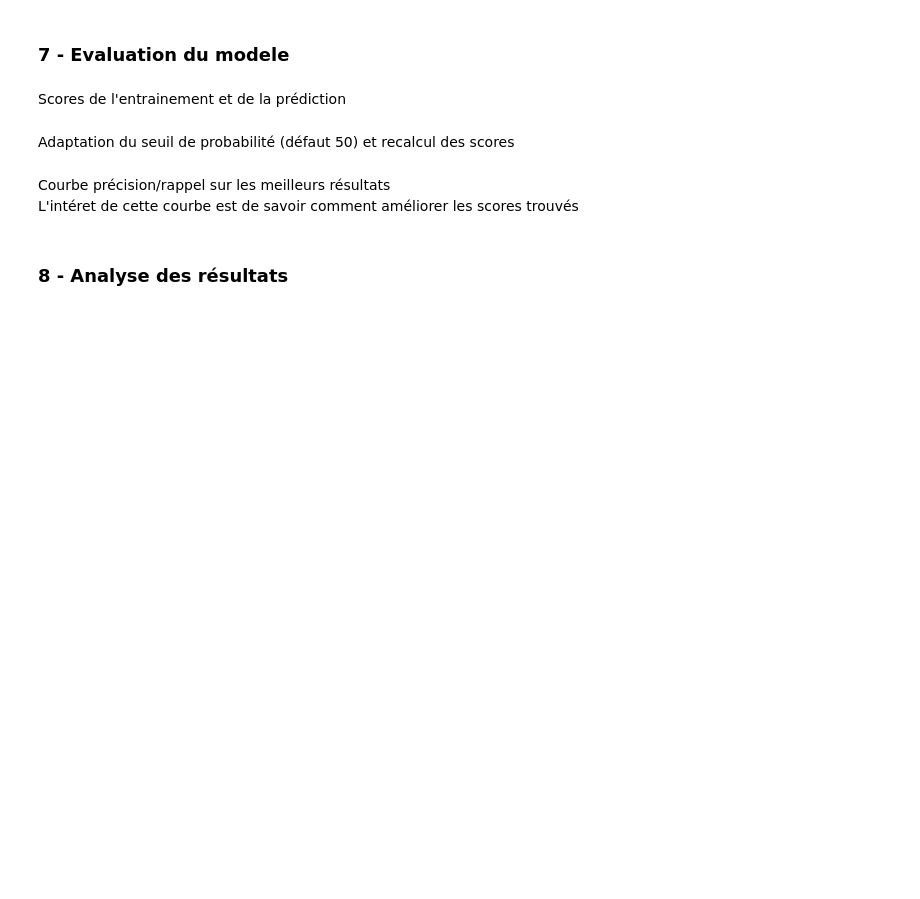
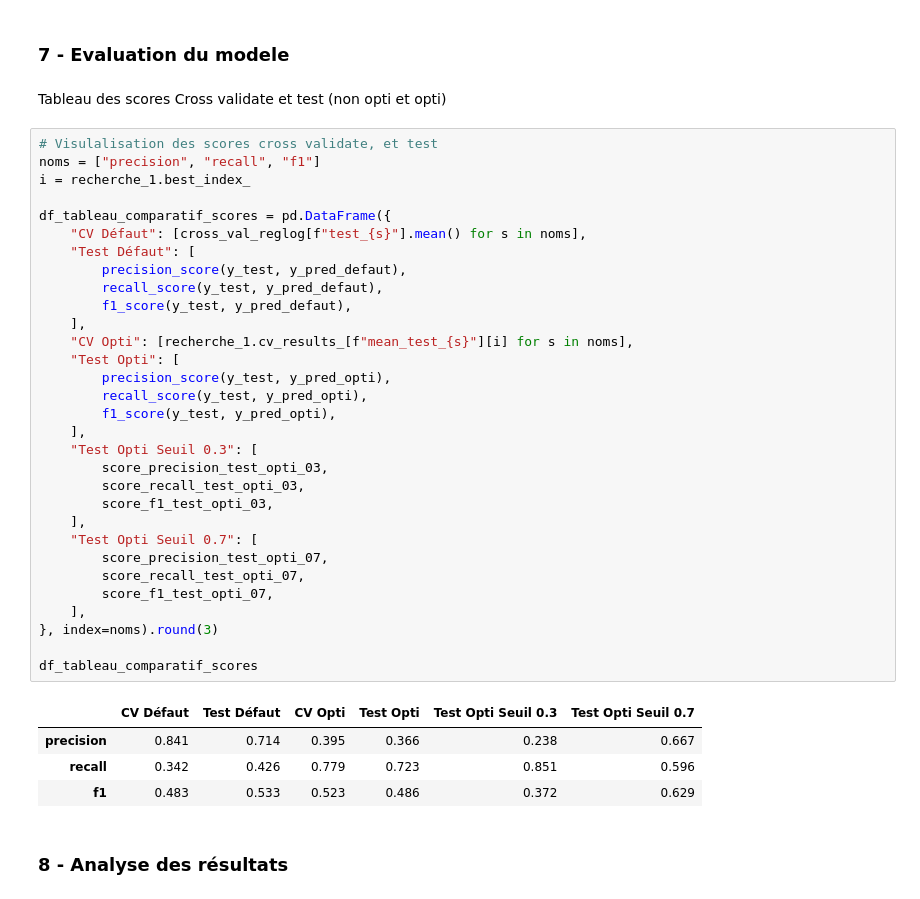
Before and after one commit to DavidRichomme/OC_P4_Classifiez_automatiquement_les_informations, a Jupyter notebook: Notebooks/02_Modelisation_optimisation.ipynb, the cells around one changed output. Drawn from its saved outputs; the diff is of its cells as text; blank space fills up the shorter version.

```diff
--- a/Notebooks/02_Modelisation_optimisation.ipynb
+++ b/Notebooks/02_Modelisation_optimisation.ipynb
@@ -442,11 +520,42 @@ Grid search : Grille 2 (C à 0.1 et solver à liblinear) + scores
 # %% [markdown]
 ### 7 - Evaluation du modele
 # %% [markdown]
-Scores de l'entrainement et de la prédiction
+Tableau des scores Cross validate et test (non opti et opti)
-# %% [markdown]
-Adaptation du seuil de probabilité (défaut 50) et recalcul des scores
-# %% [markdown]
-Courbe précision/rappel sur les meilleurs résultats
-L'intéret de cette courbe est de savoir comment améliorer les scores trouvés
+# %%
+# Visulalisation des scores cross validate, et test
+noms = ["precision", "recall", "f1"]
+i = recherche_1.best_index_
+
+df_tableau_comparatif_scores = pd.DataFrame({
+    "CV Défaut": [cross_val_reglog[f"test_{s}"].mean() for s in noms],
+    "Test Défaut": [
+        precision_score(y_test, y_pred_defaut),
+        recall_score(y_test, y_pred_defaut),
+        f1_score(y_test, y_pred_defaut),
+    ],
+    "CV Opti": [recherche_1.cv_results_[f"mean_test_{s}"][i] for s in noms],
+    "Test Opti": [
+        precision_score(y_test, y_pred_opti),
+        recall_score(y_test, y_pred_opti),
+        f1_score(y_test, y_pred_opti),
+    ],
+    "Test Opti Seuil 0.3": [
+        score_precision_test_opti_03,
+        score_recall_test_opti_03,
+        score_f1_test_opti_03,
+    ],
+    "Test Opti Seuil 0.7": [
+        score_precision_test_opti_07,
+        score_recall_test_opti_07,
+        score_f1_test_opti_07,
+    ],
+}, index=noms).round(3)
+
+df_tableau_comparatif_scores
+# %% [output]
+|  | CV Défaut | Test Défaut | CV Opti | Test Opti | Test Opti Seuil 0.3 | Test Opti Seuil 0.7 |
+| precision | 0.841 | 0.714 | 0.395 | 0.366 | 0.238 | 0.667 |
+| recall | 0.342 | 0.426 | 0.779 | 0.723 | 0.851 | 0.596 |
+| f1 | 0.483 | 0.533 | 0.523 | 0.486 | 0.372 | 0.629 |
 # %% [markdown]
 ### 8 - Analyse des résultats
```
Also changed, not shown: parts of 20 cells of this notebook, 5 other files.
